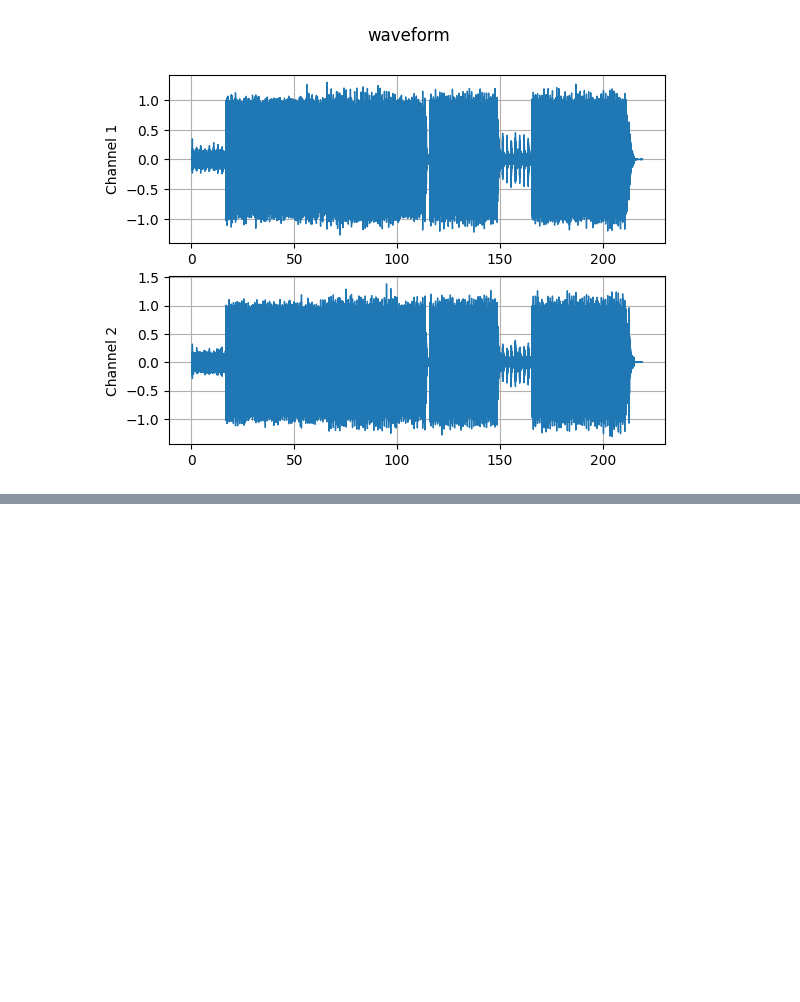
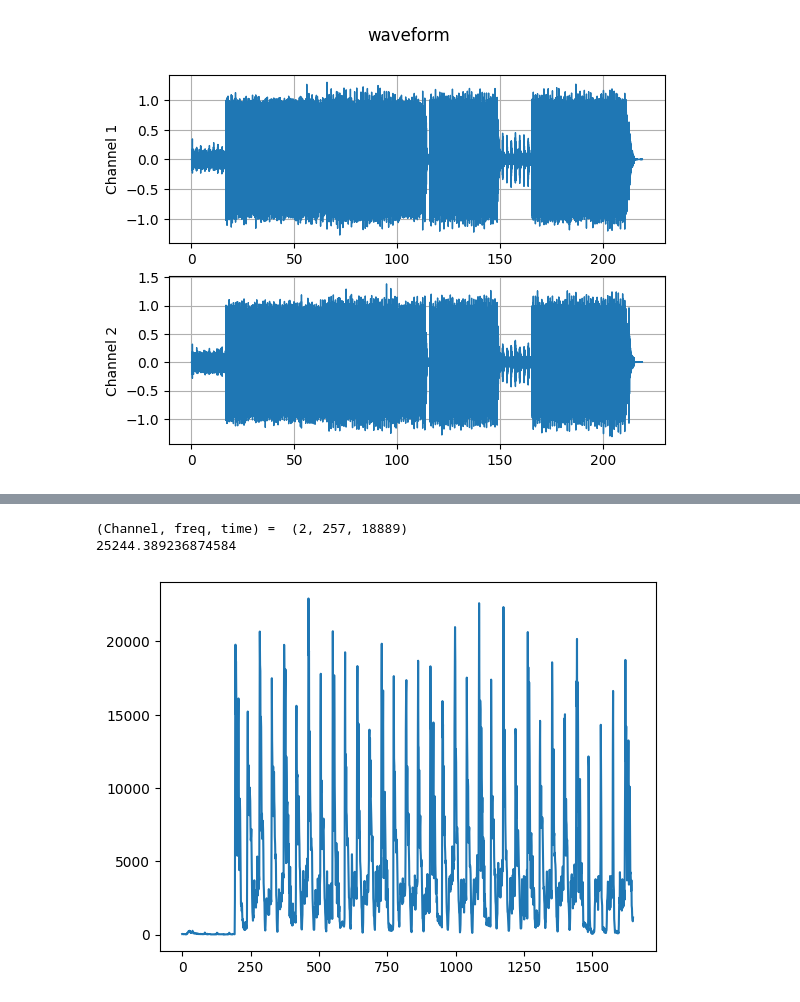
Before and after one commit to joshuamhtsang/basketball_highlight_generator_v1, a Jupyter notebook: beat_detection/beat_detection.ipynb, the cells around one changed output, grey strips where cells are left out. Drawn from its saved outputs; the diff is of its cells as text; code cells hidden in the pictures; blank space fills up the shorter version.

```diff
--- a/beat_detection/beat_detection.ipynb
+++ b/beat_detection/beat_detection.ipynb
@@ -87,0 +102,25 @@ Num Frames =  4835567
+# %%
+def compute_power(waveform, sample_rate, start_time=0, end_time=None):
+    #waveform = waveform.numpy()
+
+    spectrogram_machine = T.Spectrogram(n_fft=512)
+    spec = spectrogram_machine(waveform)
+    spec = spec.numpy()
+    print("(Channel, freq, time) = ", spec.shape)
+
+    power = []
+    for time_index in range(len(spec[0][0][:])):
+        sum = 0
+        for freq_index in range(len(spec[0][:])):
+            sum += spec[0][freq_index][time_index]
+        power.append(sum)
+
+    plt.plot(power[1250:2900])
+    print(max(power))
+    return power
+# %%
+power = compute_power(waveform, sample_rate)
+# %% [output]
+(Channel, freq, time) =  (2, 257, 18889)
+25244.389236874584
+[figure, added]
```
Also changed, not shown: parts of 7 cells of this notebook.
